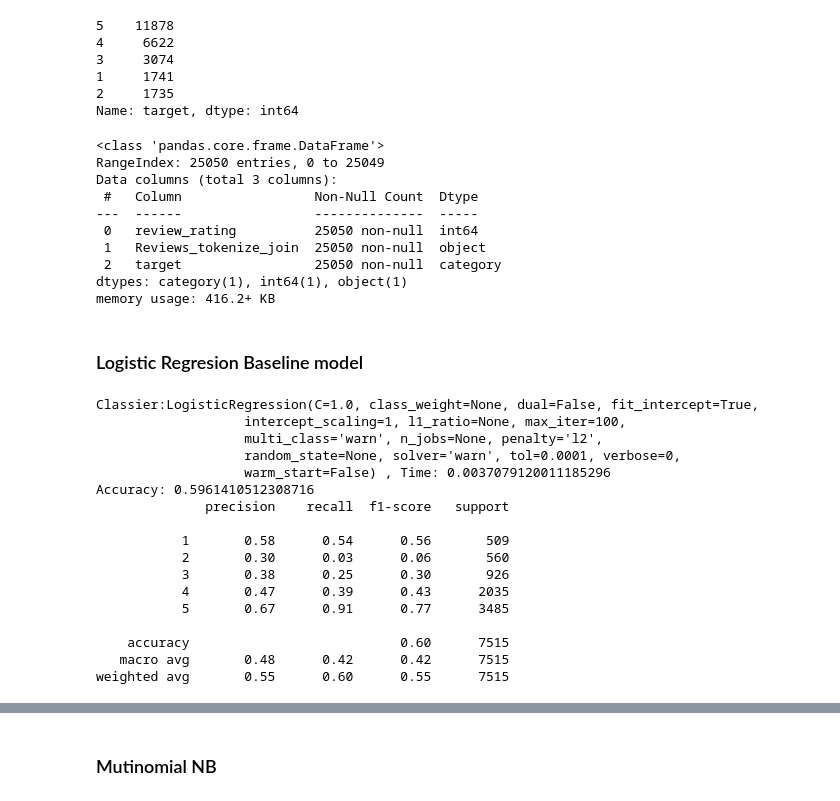
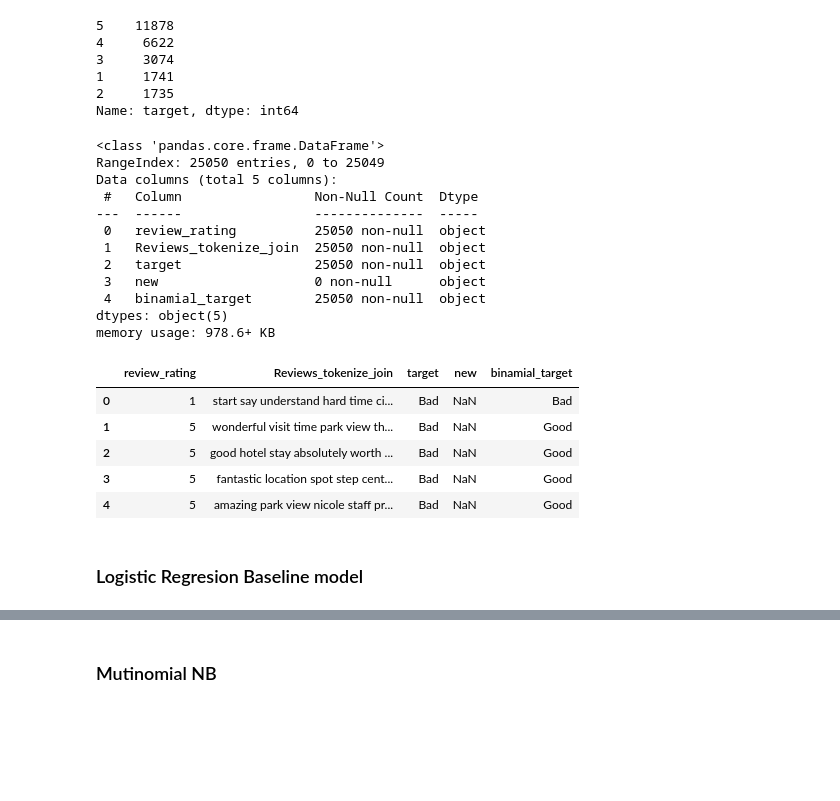
Before and after one commit to Cristinamulas/Text-Classification-And-Sentiment-Analysis-On-Hotel-Reviews, a Jupyter notebook: Text classification models.ipynb, the cells around one changed output, grey strips where cells are left out. Drawn from its saved outputs; the diff is of its cells as text; code cells hidden in the pictures; blank space fills up the shorter version.

```diff
--- a/Text classification models.ipynb
+++ b/Text classification models.ipynb
@@ -48,17 +48,26 @@ Name: target, dtype: int64
 # df['target'] = df['review_rating'].astype('category')
 # %%
 df.info()
+df.head()
 # %% [output]
 <class 'pandas.core.frame.DataFrame'>
 RangeIndex: 25050 entries, 0 to 25049
-Data columns (total 3 columns):
+Data columns (total 5 columns):
  #   Column                 Non-Null Count  Dtype
 ---  ------                 --------------  -----
- 0   review_rating          25050 non-null  int64
+ 0   review_rating          25050 non-null  object
  1   Reviews_tokenize_join  25050 non-null  object
- 2   target                 25050 non-null  category
-dtypes: category(1), int64(1), object(1)
-memory usage: 416.2+ KB
+ 2   target                 25050 non-null  object
+ 3   new                    0 non-null      object
+ 4   binamial_target        25050 non-null  object
+dtypes: object(5)
+memory usage: 978.6+ KB
+|  | review_rating | Reviews_tokenize_join | target | new | binamial_target |
+| 0 | 1 | start say understand hard time ci... | Bad | NaN | Bad |
+| 1 | 5 | wonderful visit time park view th... | Bad | NaN | Good |
+| 2 | 5 | good hotel stay absolutely worth ... | Bad | NaN | Good |
+| 3 | 5 | fantastic location spot step cent... | Bad | NaN | Good |
+| 4 | 5 | amazing park view nicole staff pr... | Bad | NaN | Good |
 # %%
 # # classifier(LinearSVC())
 # from sklearn.naive_bayes import MultinomialNB
@@ -89,22 +128,2 @@ def clf(model):
 # %% [markdown]
 ### Logistic Regresion Baseline model
-# %%
-clf(LogisticRegression())
-# %% [output]
-Classier:LogisticRegression(C=1.0, class_weight=None, dual=False, fit_intercept=True,
-                   intercept_scaling=1, l1_ratio=None, max_iter=100,
-                   multi_class='warn', n_jobs=None, penalty='l2',
-                   random_state=None, solver='warn', tol=0.0001, verbose=0,
-                   warm_start=False) , Time: 0.0037079120011185296
-Accuracy: 0.5961410512308716
-              precision    recall  f1-score   support
-
-           1       0.58      0.54      0.56       509
-           2       0.30      0.03      0.06       560
-           3       0.38      0.25      0.30       926
-           4       0.47      0.39      0.43      2035
-           5       0.67      0.91      0.77      3485
-
-    accuracy                           0.60      7515
-   macro avg       0.48      0.42      0.42      7515
-weighted avg       0.55      0.60      0.55      7515
```
Also changed, not shown: parts of 69 cells of this notebook.
